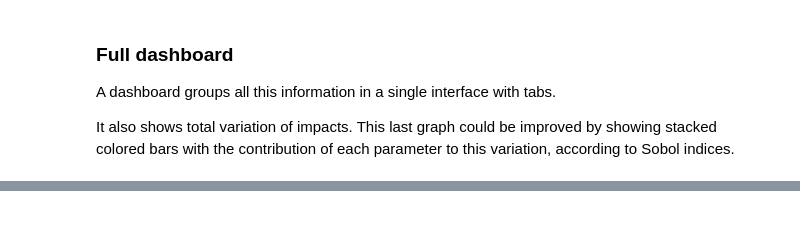
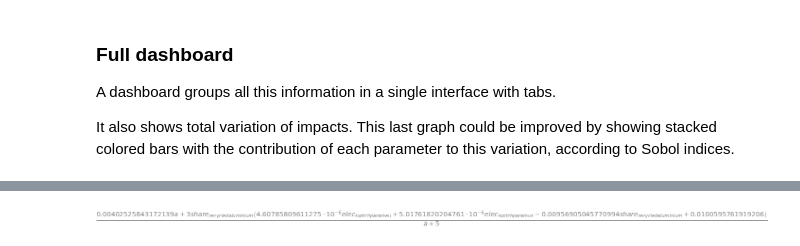
Before and after one commit to oie-mines-paristech/lca_algebraic, a Jupyter notebook: example-notebook.ipynb, the cells around one changed output, grey strips where cells are left out. Drawn from its saved outputs; the diff is of its cells as text; code cells hidden in the pictures; blank space fills up the shorter version.

```diff
--- a/example-notebook.ipynb
+++ b/example-notebook.ipynb
@@ -458,0 +532,12 @@ incer_stochastic_dashboard(model, impacts)
+# %%
+# For each impact, this expression is developped by replacing background activities with their impact value
+# Here is an internal method used by #LCAAlgebraic
+lambdas = preMultiLCAAlgebric(normalized_model, impacts)
+
+# "lamddas" wrap the expression together with list of required parameters and a
+# compiled (lambidfy) version of it, ready for fast compuation
+
+# Here is for example the algebraic expression for the first impact
+lambdas[0].expr
+# %% [output]
+[figure, added]
```
Also changed, not shown: parts of 33 cells of this notebook, 14 other files.
